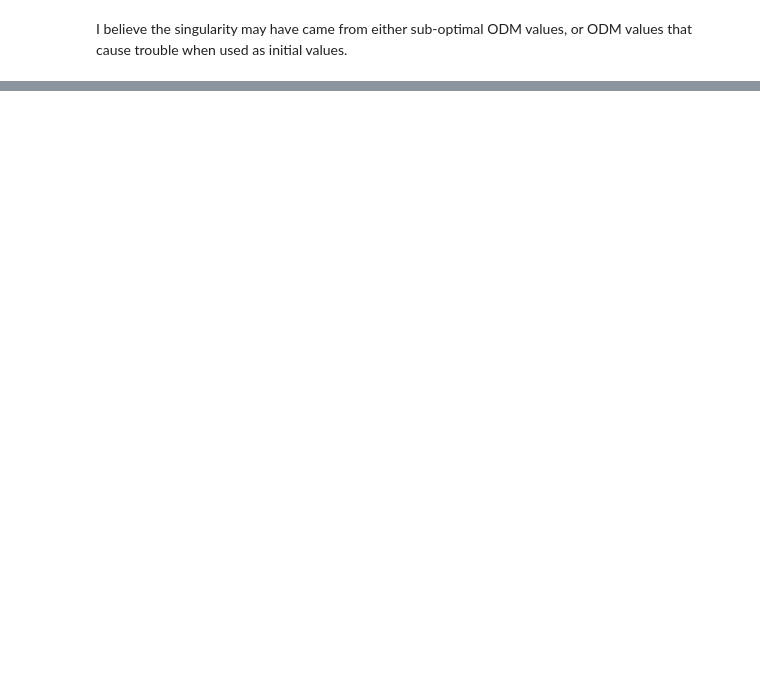
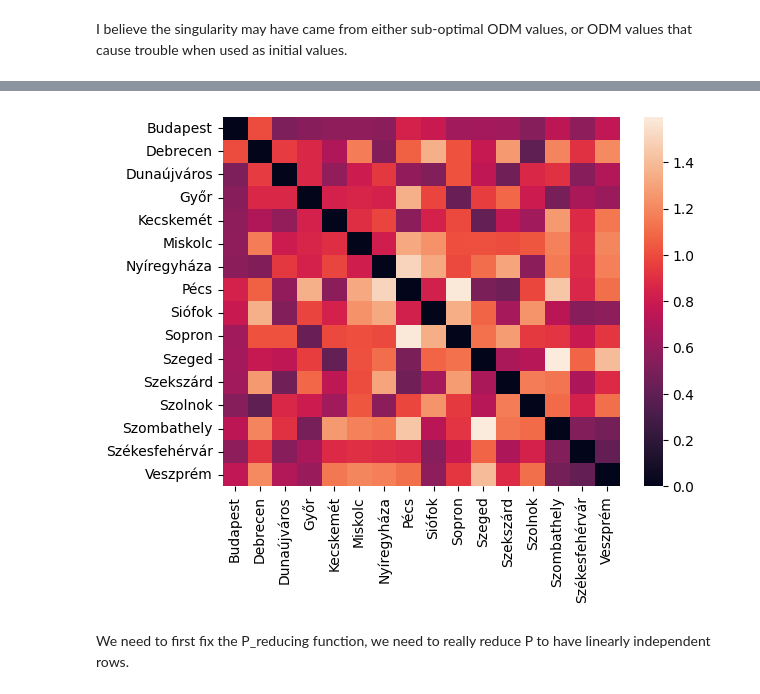
Before and after one commit to me9hanics/origin-destination-matrix-from-traffic, a Jupyter notebook: odm.ipynb, the cells around one changed output, grey strips where cells are left out. Cells and saved outputs as stored; diff of their text form; code cells hidden in the pictures; blank space fills up the shorter version.

```diff
--- a/odm.ipynb
+++ b/odm.ipynb
@@ -224,0 +278,7 @@ np.savetxt("computing/odm/ODM_16_cities_3.csv", optimal_odm_list[1], delimiter="
+# %%
+lin_constraint = LinearConstraint(P_reduced, lb=v_reduced, ub=v_reduced)
+result = minimize(entropy_max, odm_reduced, constraints=lin_constraint, bounds=bounds) #jac=entropy_derivative
+# %%
+optimal_odm = result.x
+print('Success:', result.success)
+print('Message:', result.message)
@@ -224,0 +290,7 @@ np.savetxt("computing/odm/ODM_16_cities_3.csv", optimal_odm_list[1], delimiter="
+# %%
+optimal_odm_list = []
+for i in range(10):
+    res = minimize(entropy_max, optimal_odm, constraints=lin_constraint, bounds=bounds)
+    optimal_odm = res.x
+    optimal_odm_list.append(optimal_odm)
+    print('Message:', res.message)
@@ -224,0 +308,7 @@ np.savetxt("computing/odm/ODM_16_cities_3.csv", optimal_odm_list[1], delimiter="
+# %%
+odm_2d,odm_locations = computing_functions.get_odm_2d_symmetric(odm = optimal_odm, location_pairs=extra_reduced['location_pairs'])
+computing_functions.plot_odm(odm_2d, odm_locations)
+# %% [output]
+[figure, added]
+# %% [markdown]
+We need to first fix the P_reducing function, we need to really reduce P to have linearly independent rows.
```
Also changed, not shown: parts of 23 cells of this notebook.
